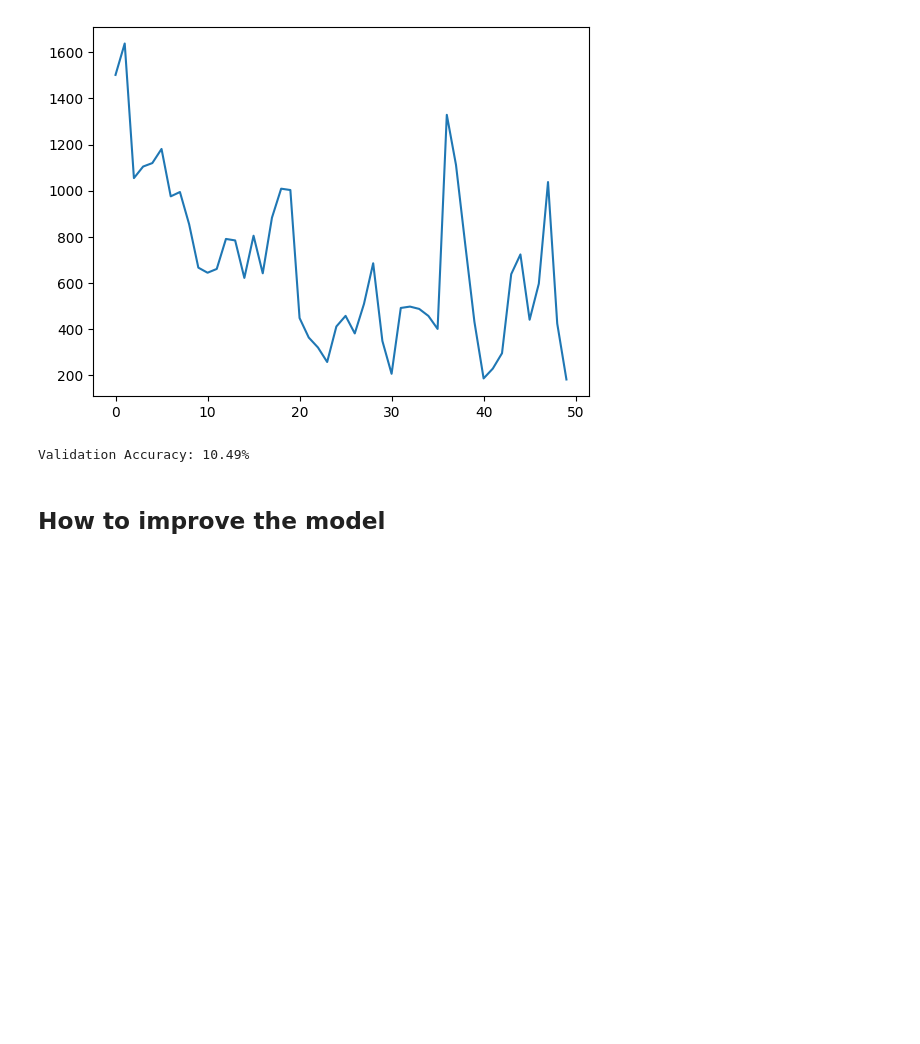
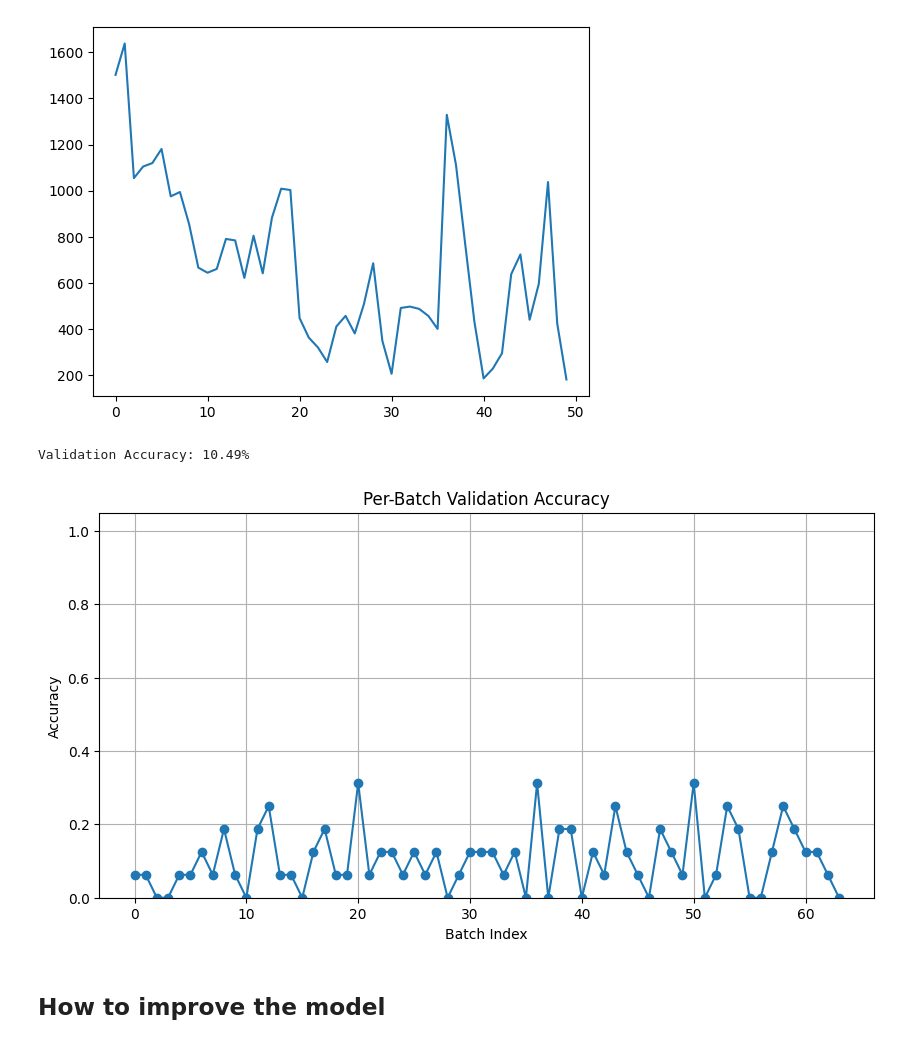
Before and after one commit to shushankai/Exploration, a Jupyter notebook: cv_scratch_l3.ipynb, the cells around one changed output. Drawn from its saved outputs; the diff is of its cells as text; code cells hidden in the pictures; blank space fills up the shorter version.

Commit message:
plot for acc

```diff
--- a/cv_scratch_l3.ipynb
+++ b/cv_scratch_l3.ipynb
@@ -181,29 +181,55 @@ plt.plot(loss_per_epoch)
 [<matplotlib.lines.Line2D at 0x...>]
 [figure]
 # %%
+import torch
+import torch.nn.functional as F
+import matplotlib.pyplot as plt
+from torchmetrics.classification import Accuracy
+from tqdm import tqdm
+
 pred_class_name_per_batch = []
 pred_class_idx_pre_batch = []
-import torchmetrics
+batch_accuracies = []
 
-acc = torchmetrics.Accuracy(task='multiclass', num_classes=102, )
-# Run inference
+acc = Accuracy(task='multiclass', num_classes=102).to(DEVICE)
+
+model.eval()
 with torch.no_grad():
-    for img, label in val_loader:
-        acc.average
+    for img, label in tqdm(val_loader):
         img, label = img.to(DEVICE), label.to(DEVICE)
+
         logits = model(img)
-        probs = torch.softmax(logits, dim = 1)
+        probs = F.softmax(logits, dim=1)
         pred_class_idx = torch.argmax(probs, dim=1)
-        pred_class_name = CLASS_NAMES[pred_class_idx.to('cpu')]
-        pred_class_idx_pre_batch.append(pred_class_idx.to('cpu'))
-        pred_class_name_per_batch.append(pred_class_name)
-        acc.update( pred_class_idx.to('cpu'), label.to('cpu'))
 
+        # Store predictions
+        pred_class_idx_pre_batch.append(pred_class_idx.cpu())
+        pred_class_name_per_batch.append([CLASS_NAMES[i] for i in pred_class_idx.cpu()])
 
+        # Update global accuracy metric
+        acc.update(pred_class_idx, label)
+
+        # ✅ Compute batch accuracy manually
+        batch_acc = (pred_class_idx == label).sum().item() / len(label)
+        batch_accuracies.append(batch_acc)
+
+# Compute overall accuracy
 val_acc = acc.compute()
 print(f"Validation Accuracy: {val_acc.item() * 100:.2f}%")
 # %% [output]
 Validation Accuracy: 10.49%
+# %%
+
+plt.figure(figsize=(10, 5))
+plt.plot(batch_accuracies, marker='o')
+plt.title("Per-Batch Validation Accuracy")
+plt.xlabel("Batch Index")
+plt.ylabel("Accuracy")
+plt.grid(True)
+plt.ylim(0, 1.05)
+plt.show()
+# %% [output]
+[figure, added]
 # %%
 # import torchmetrics
 # batch = next(iter(val_loader))
```
